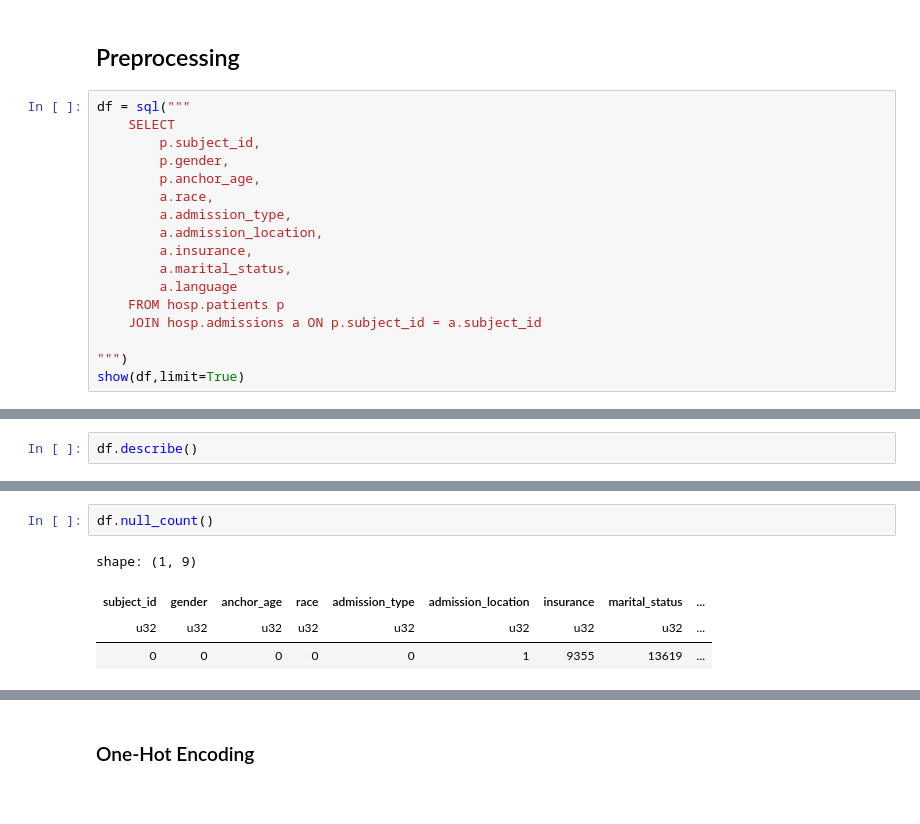
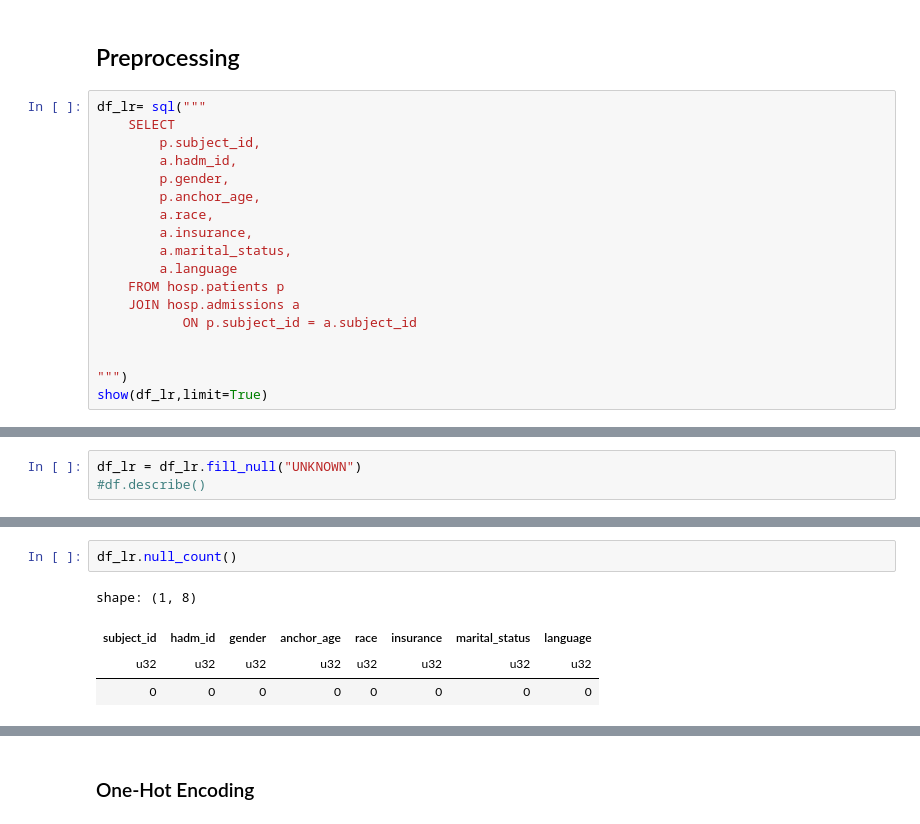
Before and after one commit to ayk-404/fs-thesis, a Jupyter notebook: data_analysis.ipynb, the cells around one changed output, grey strips where cells are left out. Cells and saved outputs as stored; diff of their text form.

```diff
--- a/data_analysis.ipynb
+++ b/data_analysis.ipynb
@@ -407,20 +407,21 @@ Why? Logistic regression is a better use to have a percentage value and in this
 # %% [markdown]
 ## Preprocessing
 # %%
-df = sql("""
+df_lr= sql("""
     SELECT
         p.subject_id,
+        a.hadm_id,
         p.gender,
         p.anchor_age,
         a.race,
-        a.admission_type,
-        a.admission_location,
         a.insurance,
         a.marital_status,
         a.language
     FROM hosp.patients p
-    JOIN hosp.admissions a ON p.subject_id = a.subject_id
+    JOIN hosp.admissions a
+           ON p.subject_id = a.subject_id
+
 
 """)
-show(df,limit=True)
+show(df_lr,limit=True)
 # %% [output]
@@ -440,2 +458,3 @@ show(df,limit=True)
 # %%
-df.describe()
+df_lr = df_lr.fill_null("UNKNOWN")
+#df.describe()
@@ -455,7 +461,7 @@ shape: (9, 10)
 # %%
-df.null_count()
+df_lr.null_count()
 # %% [output]
-shape: (1, 9)
+shape: (1, 8)
-| subject_id | gender | anchor_age | race | admission_type | admission_location | insurance | marital_status | ... |
-| u32 | u32 | u32 | u32 | u32 | u32 | u32 | u32 | ... |
-| 0 | 0 | 0 | 0 | 0 | 1 | 9355 | 13619 | ... |
+| subject_id | hadm_id | gender | anchor_age | race | insurance | marital_status | language |
+| u32 | u32 | u32 | u32 | u32 | u32 | u32 | u32 |
+| 0 | 0 | 0 | 0 | 0 | 0 | 0 | 0 |
```
Also changed, not shown: parts of 10 cells of this notebook.
